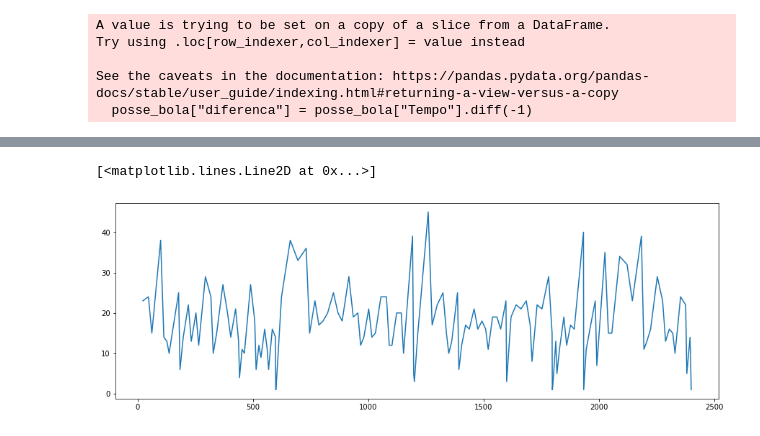
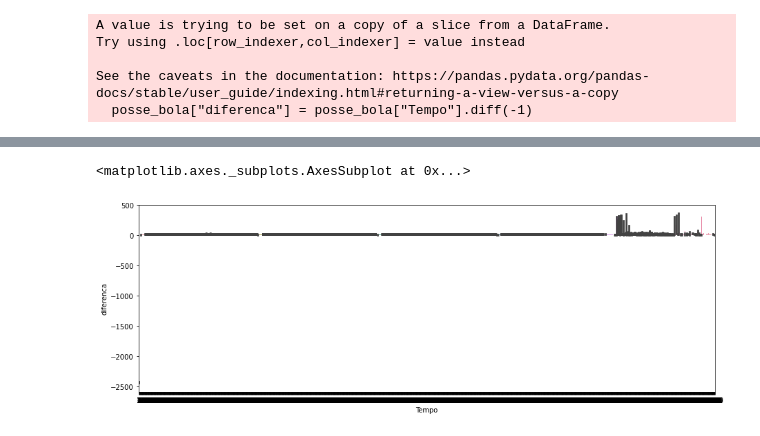
Before and after one commit to Rafael-Prochnow/Analise-descritiva-para-um-time, a Jupyter notebook: Jogada_Jogada.ipynb, the cells around one changed output, grey strips where cells are left out. Drawn from its saved outputs; the diff is of its cells as text; code cells hidden in the pictures.

```diff
--- a/Jogada_Jogada.ipynb
+++ b/Jogada_Jogada.ipynb
@@ -13,4 +13,4 @@ import seaborn as sns
 # %%
 %matplotlib inline
 # %%
-df = pd.read_csv("tabela_1_Minas_x_Flamengo.csv")
+df = pd.read_csv("Total_de_acao_acao.csv")
@@ -98,7 +100,7 @@ df['Tempo'] = tempo_novo
 df.drop('Tempo_2', axis=1, inplace=True)
 # %%
 # deixando o DataFrame nessa ordem de colunas
-df = df[['Quarto', 'Tempo', 'placar_casa', 'placar_visitante', 'Time', 'Indicador', 'Nomes']]
+df = df[['Quarto', 'Tempo', 'placar_casa', 'placar_visitante', 'Time', 'Indicador', 'Nome']]
 # %%
 df['dif_casa'] = df['placar_casa'] - df['placar_visitante']
 df['dif_visitante'] = df['placar_visitante'] - df['placar_casa']
@@ -211,6 +213,6 @@ valor_posse_bola
 # %%
 plt.figure(figsize=(15,5))
-plt.plot(valor_posse_bola['Tempo'], valor_posse_bola['diferenca'])
+sns.barplot(valor_posse_bola['Tempo'], valor_posse_bola['diferenca'])
 # %% [output]
-[<matplotlib.lines.Line2D at 0x...>]
+<matplotlib.axes._subplots.AxesSubplot at 0x...>
-[figure, old version]
+[figure, new version]
```
Also changed, not shown: parts of 26 cells of this notebook, 1 other file.
